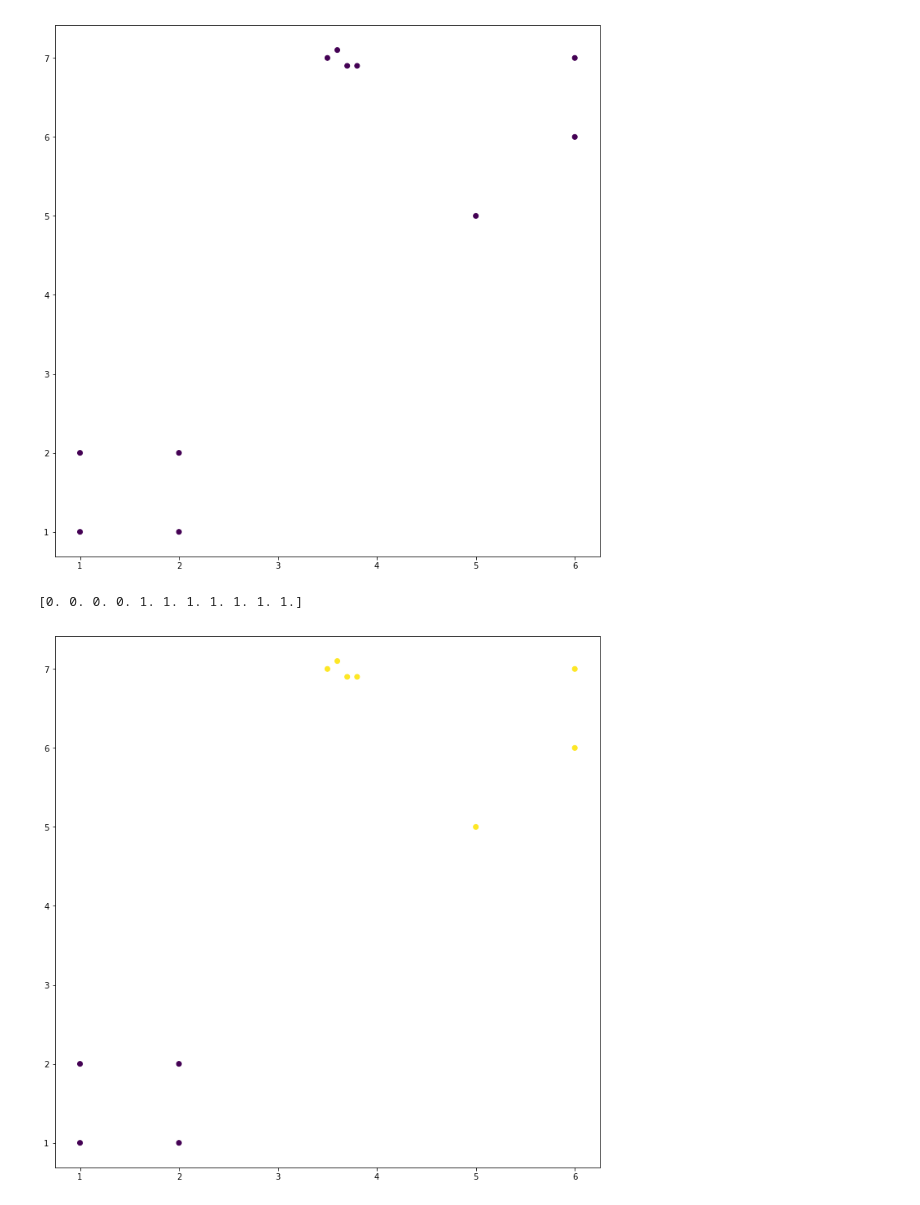
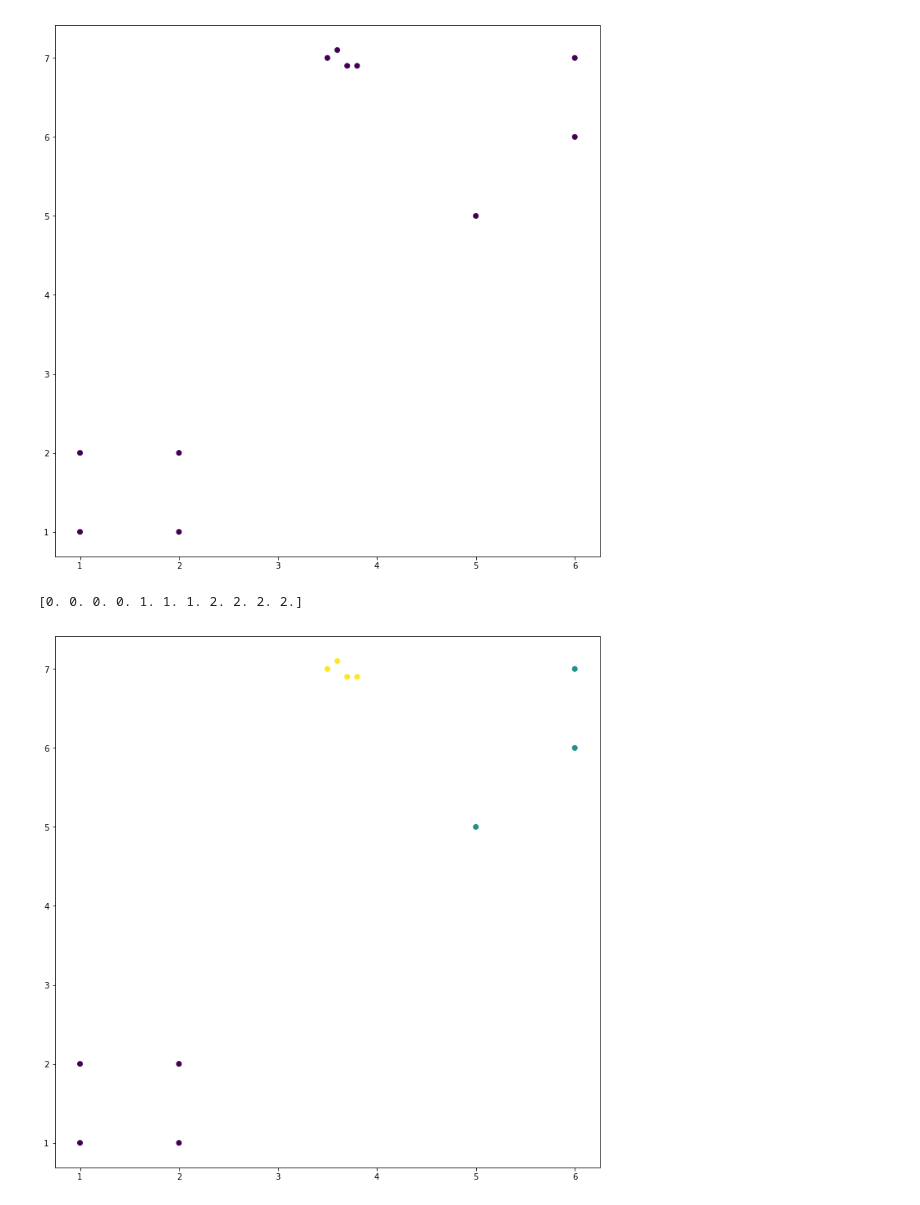
Before and after one commit to vench/study, a Jupyter notebook: Algorithm.ipynb, the cells around one changed output. Drawn from its saved outputs; the diff is of its cells as text; code cells hidden in the pictures.

```diff
--- a/Algorithm.ipynb
+++ b/Algorithm.ipynb
@@ -193,12 +213,12 @@ len(np.unique(y_)) == 1
 [0. 0. 0. 0. 0. 0. 0. 0. 0. 0. 0.]
 [figure]
 # %%
-n = -2
+n = -3
 print(hc._c_all[n])
 draw(x, hc._c_all[n])
 # %% [output]
-[0. 0. 0. 0. 1. 1. 1. 1. 1. 1. 1.]
+[0. 0. 0. 0. 1. 1. 1. 2. 2. 2. 2.]
-[figure, old version]
+[figure, new version]
 # %%
 data = load_iris()
 ix = data.data
```
Also changed, not shown: parts of 8 cells of this notebook, 1 other file.
